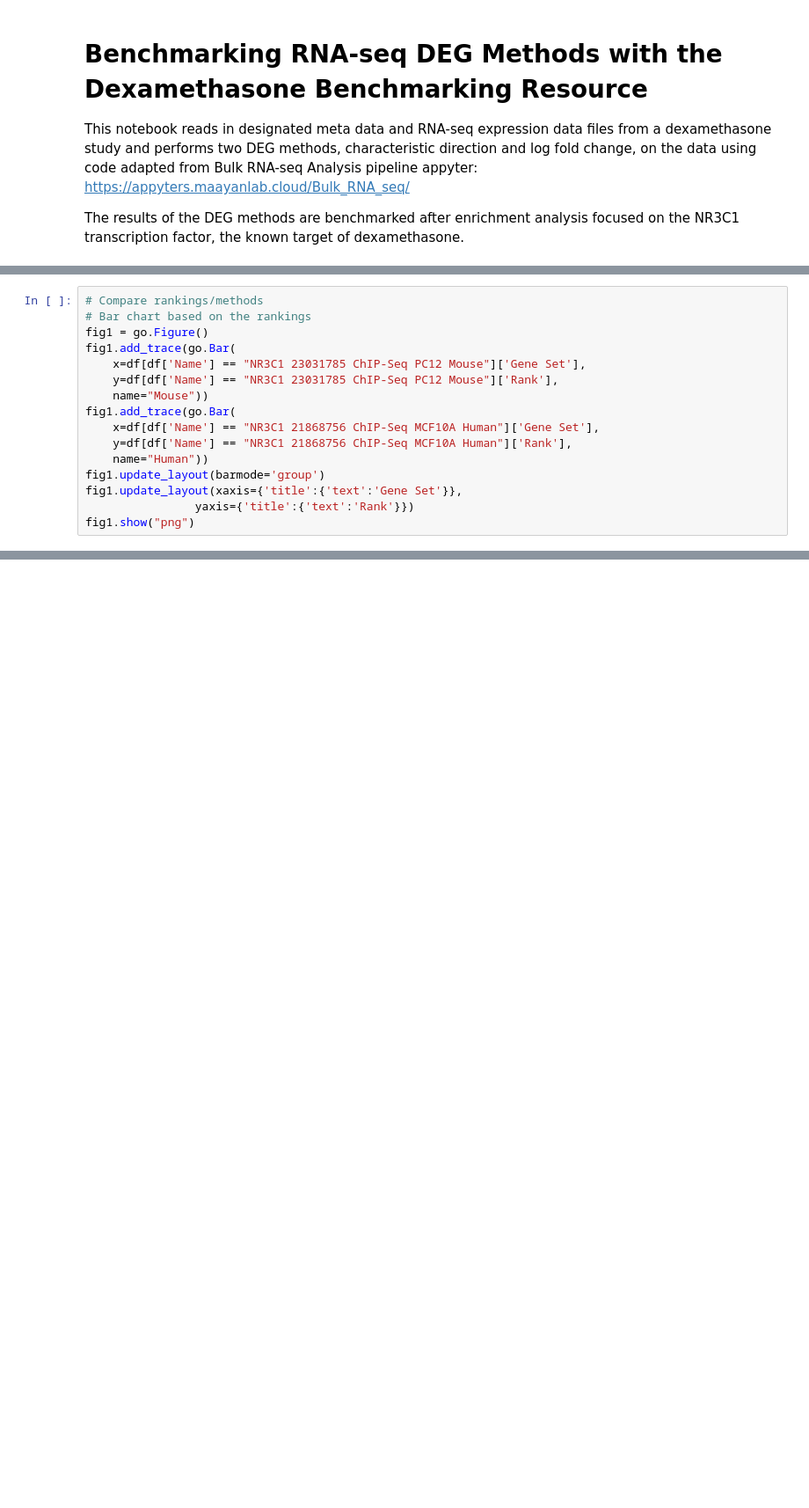
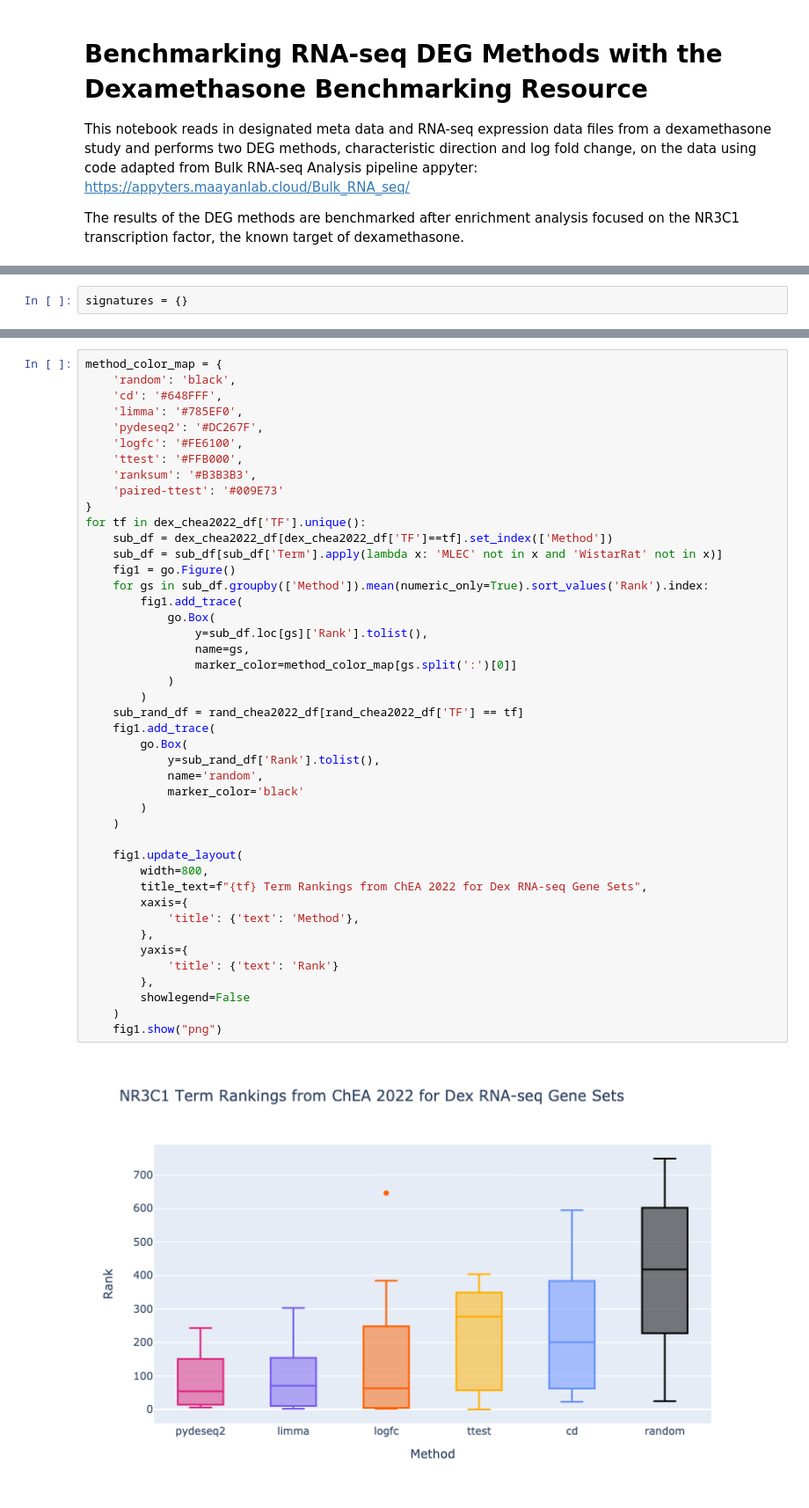
Before and after one commit to MaayanLab/dex-benchmark, a Jupyter notebook: Benchmarking_RNA-seq_DEG_Methods/benchmarking_RNAseq_DEGs.ipynb, the cells around one changed output, grey strips where cells are left out. Shown at 88% size. Saved outputs shown, nothing was run; the diff lists cells and outputs as text; blank space fills up the shorter version.

```diff
--- a/Benchmarking_RNA-seq_DEG_Methods/benchmarking_RNAseq_DEGs.ipynb
+++ b/Benchmarking_RNA-seq_DEG_Methods/benchmarking_RNAseq_DEGs.ipynb
@@ -251,0 +127,2 @@ fc_df
+# %%
+signatures = {}
@@ -368,16 +447,0 @@ Below are bar charts displaying the NR3C1 ranks for each gene list. The methods
-# %%
-# Compare rankings/methods
-# Bar chart based on the rankings
-fig1 = go.Figure()
-fig1.add_trace(go.Bar(
-    x=df[df['Name'] == "NR3C1 23031785 ChIP-Seq PC12 Mouse"]['Gene Set'],
-    y=df[df['Name'] == "NR3C1 23031785 ChIP-Seq PC12 Mouse"]['Rank'],
-    name="Mouse"))
-fig1.add_trace(go.Bar(
-    x=df[df['Name'] == "NR3C1 21868756 ChIP-Seq MCF10A Human"]['Gene Set'],
-    y=df[df['Name'] == "NR3C1 21868756 ChIP-Seq MCF10A Human"]['Rank'],
-    name="Human"))
-fig1.update_layout(barmode='group')
-fig1.update_layout(xaxis={'title':{'text':'Gene Set'}},
-                yaxis={'title':{'text':'Rank'}})
-fig1.show("png")
@@ -429,0 +546,46 @@ CD and LogFC are statistically significantly different
+# %%
+method_color_map = {
+    'random': 'black',
+    'cd': '#648FFF',
+    'limma': '#785EF0',
+    'pydeseq2': '#DC267F',
+    'logfc': '#FE6100',
+    'ttest': '#FFB000',
+    'ranksum': '#B3B3B3',
+    'paired-ttest': '#009E73'
+}
+for tf in dex_chea2022_df['TF'].unique():
+    sub_df = dex_chea2022_df[dex_chea2022_df['TF']==tf].set_index(['Method'])
+    sub_df = sub_df[sub_df['Term'].apply(lambda x: 'MLEC' not in x and 'WistarRat' not in x)]
+    fig1 = go.Figure()
+    for gs in sub_df.groupby(['Method']).mean(numeric_only=True).sort_values('Rank').index:
+        fig1.add_trace(
+            go.Box(
+                y=sub_df.loc[gs]['Rank'].tolist(),
+                name=gs,
+                marker_color=method_color_map[gs.split(':')[0]]
+            )
+        )
+    sub_rand_df = rand_chea2022_df[rand_chea2022_df['TF'] == tf]
+    fig1.add_trace(
+        go.Box(
+            y=sub_rand_df['Rank'].tolist(),
+            name='random',
+            marker_color='black'
+        )
+    )
+
+    fig1.update_layout(
+        width=800,
+        title_text=f"{tf} Term Rankings from ChEA 2022 for Dex RNA-seq Gene Sets",
+        xaxis={
+            'title': {'text': 'Method'},
+        },
+        yaxis={
+            'title': {'text': 'Rank'}
+        },
+        showlegend=False
+    )
+    fig1.show("png")
+# %% [output]
+[figure, added]
```
Also changed, not shown: parts of 68 cells of this notebook, 1 other file.
